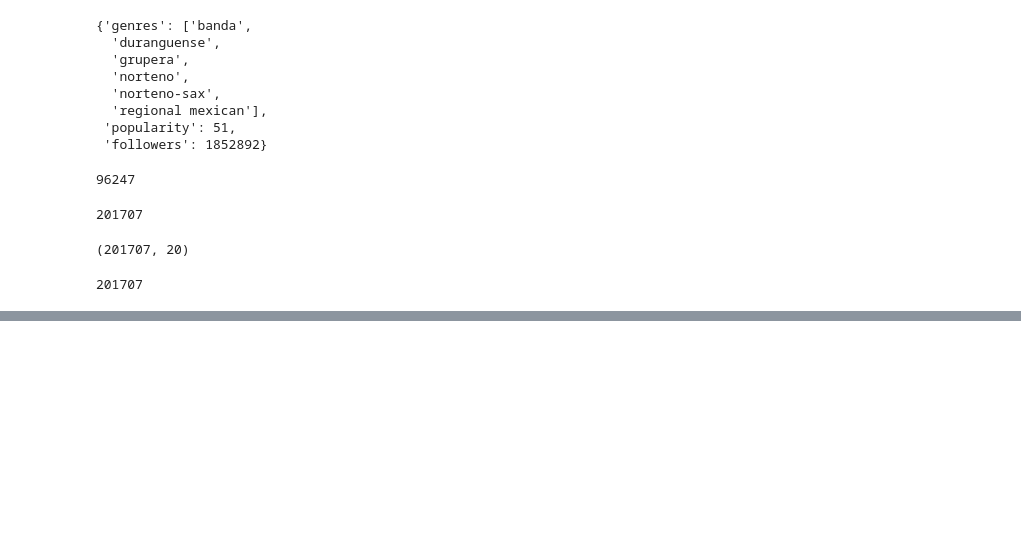
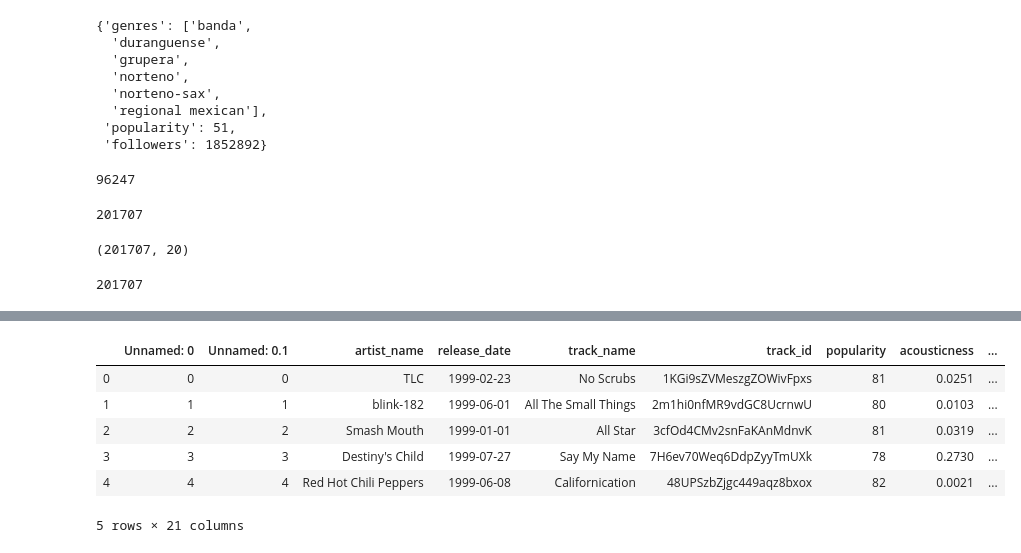
Before and after one commit to fsarraf/Mod4_Project, a Jupyter notebook: Untitled.ipynb, the cells around one changed output, grey strips where cells are left out. Drawn from its saved outputs; the diff is of its cells as text; code cells hidden in the pictures; blank space fills up the shorter version.

```diff
--- a/Untitled.ipynb
+++ b/Untitled.ipynb
@@ -255,0 +341,8 @@ genres_df.head()
+# %%
+lst_of_genres = [rock, hip_hop, rap, blues, jazz, r_n_b, metal, country, pop, indie, classical, reggae, oldies, latin, folk, arabic, indian, eastern_european, carribean,
+                 african, edm, idm, soundtrack, children, religious, japanese, korean, celtic, white_noise, alternative, disco, meditation, comedy, avant_garde, world]
+# %%
+for genres in lst_of_genres:
+    for sub in genres:
+         genresdf.loc[genresdf[0].str.contains(sub, na=False)] = genres[0]
+    print(genres , 'done')
@@ -255,0 +367,14 @@ genres_df.head()
+# %%
+genresdf.rename(columns = {0:'Genres'}, inplace = True)
+# %%
+df = tracks_df.join(genresdf['Genres'], rsuffix="_r")
+# %%
+df.head()
+# %% [output]
+|  | Unnamed: 0 | Unnamed: 0.1 | artist_name | release_date | track_name | track_id | popularity | acousticness | ... |
+| 0 | 0 | 0 | TLC | 1999-02-23 | No Scrubs | 1KGi9sZVMeszgZOWivFpxs | 81 | 0.0251 | ... |
+| 1 | 1 | 1 | blink-182 | 1999-06-01 | All The Small Things | 2m1hi0nfMR9vdGC8UcrnwU | 80 | 0.0103 | ... |
+| 2 | 2 | 2 | Smash Mouth | 1999-01-01 | All Star | 3cfOd4CMv2snFaKAnMdnvK | 81 | 0.0319 | ... |
+| 3 | 3 | 3 | Destiny's Child | 1999-07-27 | Say My Name | 7H6ev70Weq6DdpZyyTmUXk | 78 | 0.2730 | ... |
+| 4 | 4 | 4 | Red Hot Chili Peppers | 1999-06-08 | Californication | 48UPSzbZjgc449aqz8bxox | 82 | 0.0021 | ... |
+5 rows × 21 columns
```
Also changed, not shown: parts of 17 cells of this notebook, 1 other file.
